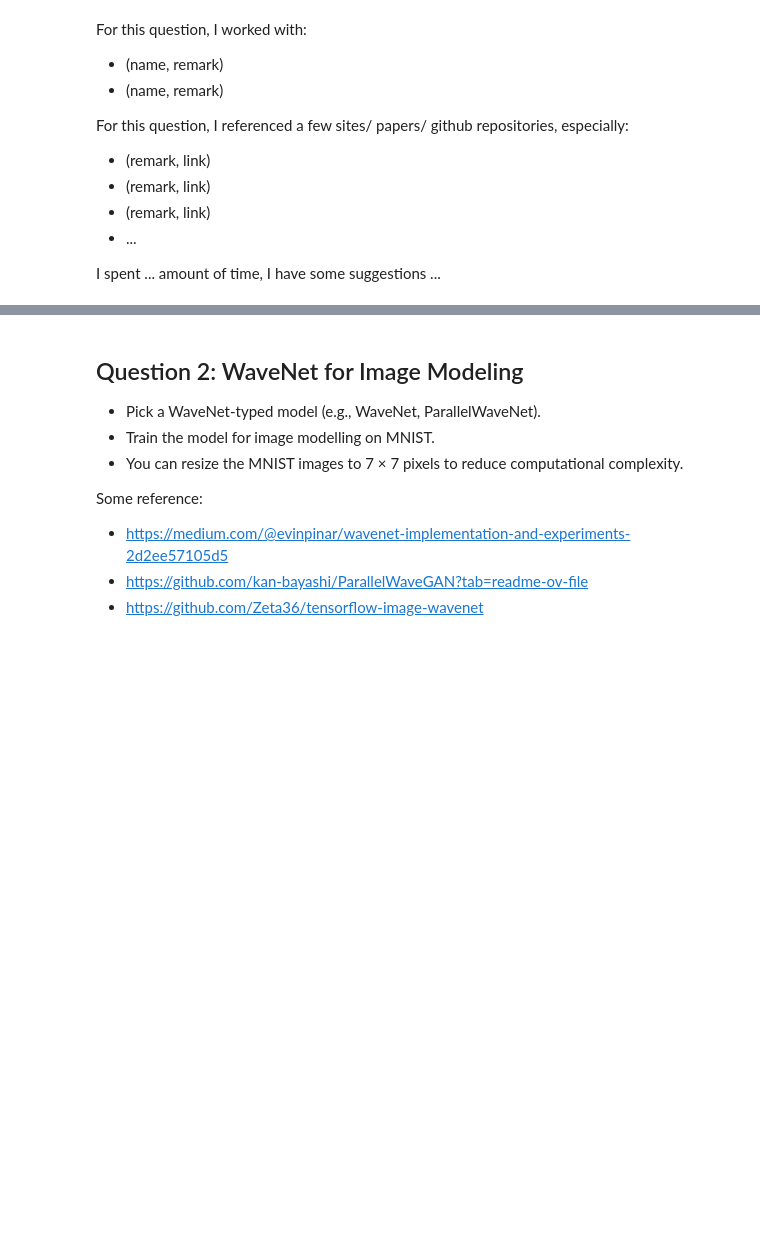
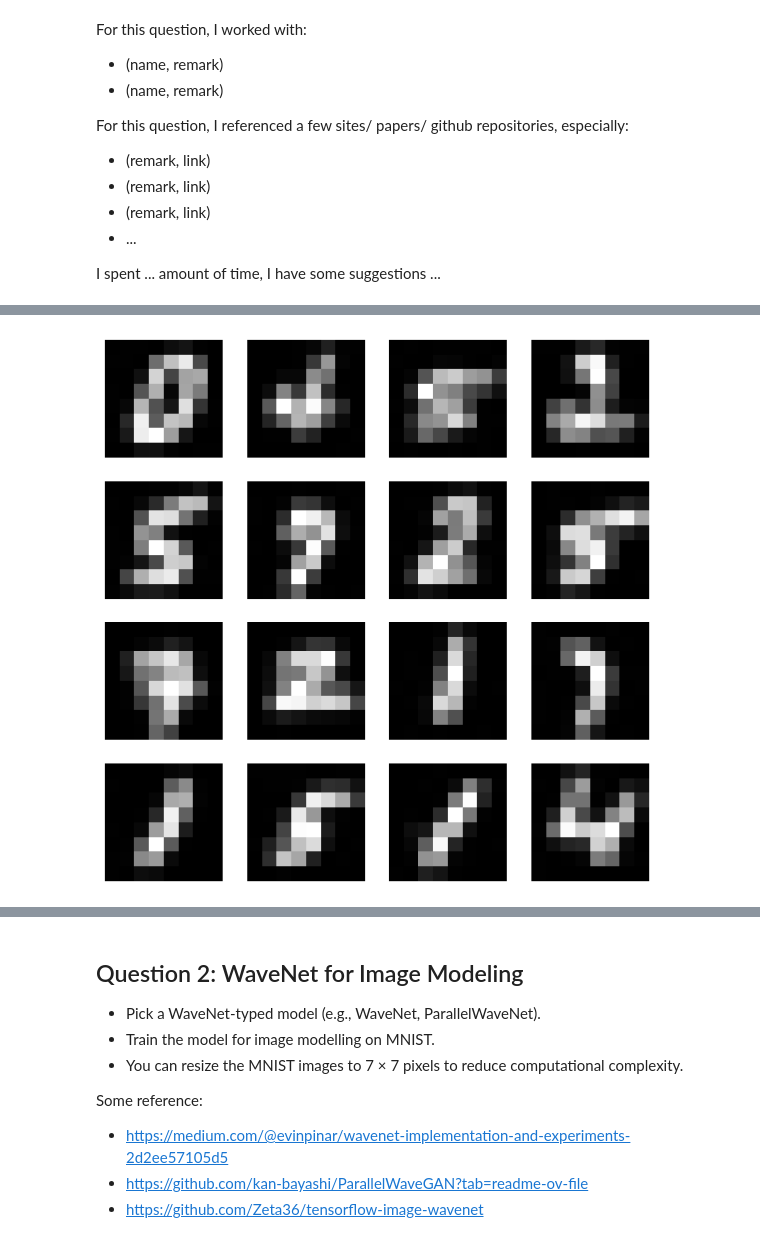
Before and after one commit to jinyi12/ECE689_Adv_DL_Sp2025, a Jupyter notebook: HW1/HW1.ipynb, the cells around one changed output, grey strips where cells are left out. Drawn from its saved outputs; the diff is of its cells as text; code cells hidden in the pictures; blank space fills up the shorter version.

```diff
--- a/HW1/HW1.ipynb
+++ b/HW1/HW1.ipynb
@@ -89,0 +352,11 @@ I spent ... amount of time, I have some suggestions ...
+# %%
+# visualize the data
+images, labels = next(iter(train_loader))
+plt.figure(figsize=(8, 8))
+for i, image in enumerate(images[:16]):
+    plt.subplot(4, 4, i+1)
+    plt.imshow(image.view(8, 8).numpy(), cmap='gray')
+    plt.axis('off')
+plt.show()
+# %% [output]
+[figure, added]
```
Also changed, not shown: parts of 35 cells of this notebook, 1 other file.
